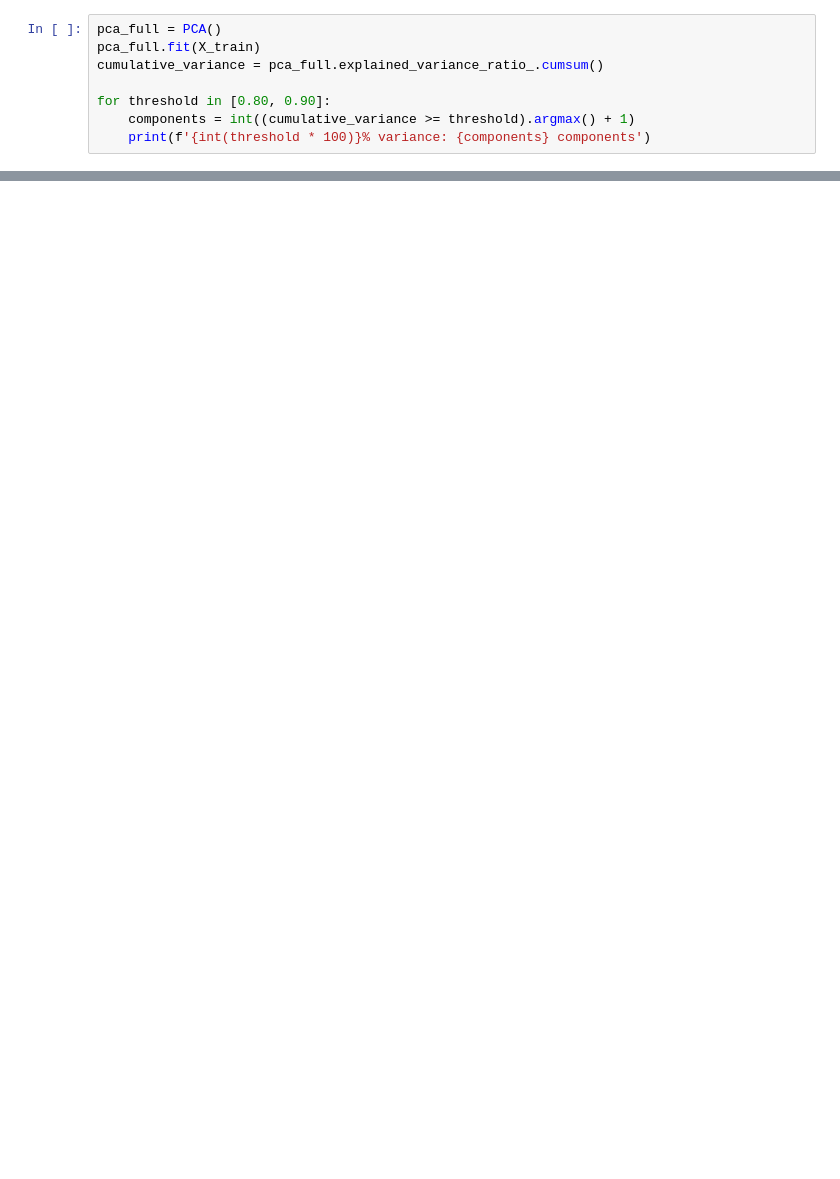
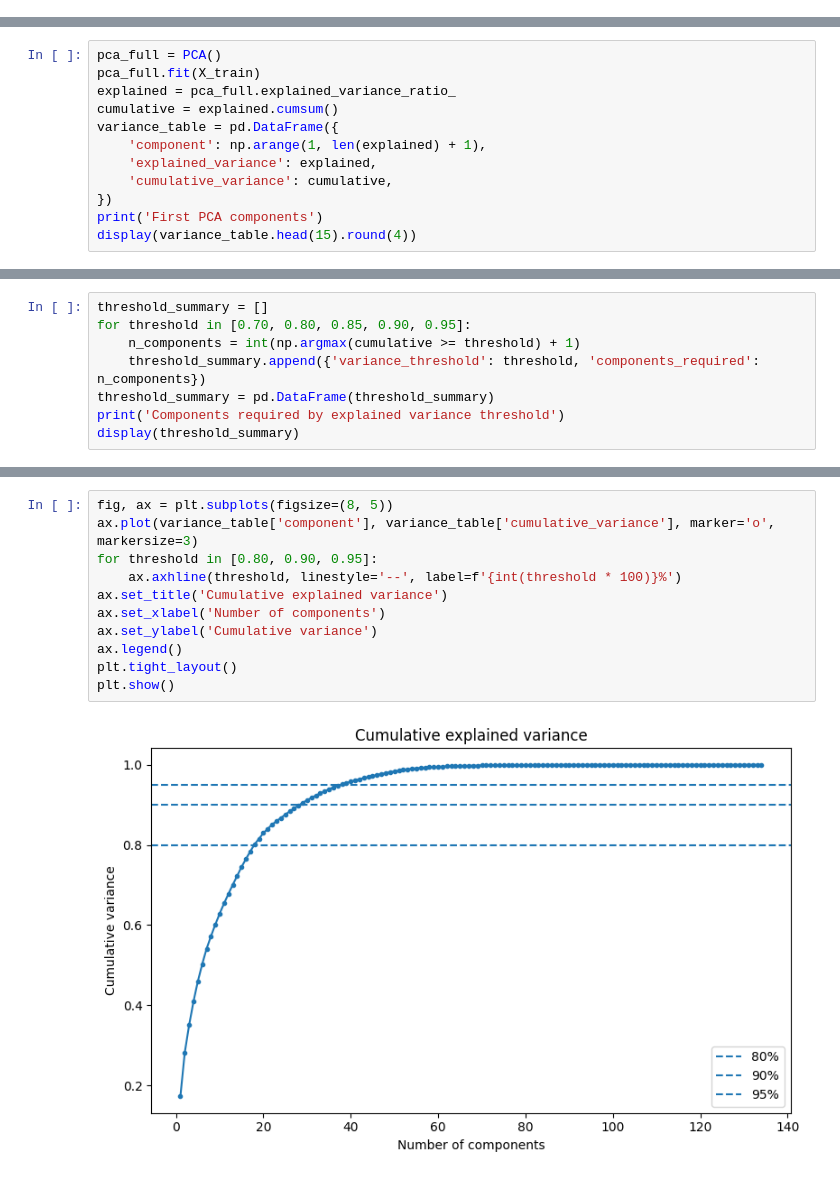
Before and after one commit to ahmedjallouli2003/project_ml_retail, a Jupyter notebook: notebooks/02_pca_analysis.ipynb, the cells around one changed output, grey strips where cells are left out. Cells and saved outputs as stored; diff of their text form; blank space fills up the shorter version.

```diff
--- a/notebooks/02_pca_analysis.ipynb
+++ b/notebooks/02_pca_analysis.ipynb
@@ -24,8 +36,0 @@ X_train.shape, X_test.shape
-# %%
-pca_full = PCA()
-pca_full.fit(X_train)
-cumulative_variance = pca_full.explained_variance_ratio_.cumsum()
-
-for threshold in [0.80, 0.90]:
-    components = int((cumulative_variance >= threshold).argmax() + 1)
-    print(f'{int(threshold * 100)}% variance: {components} components')
@@ -47,0 +37,12 @@ plt.show()
+# %%
+pca_full = PCA()
+pca_full.fit(X_train)
+explained = pca_full.explained_variance_ratio_
+cumulative = explained.cumsum()
+variance_table = pd.DataFrame({
+    'component': np.arange(1, len(explained) + 1),
+    'explained_variance': explained,
+    'cumulative_variance': cumulative,
+})
+print('First PCA components')
+display(variance_table.head(15).round(4))
@@ -47,0 +67,8 @@ plt.show()
+# %%
+threshold_summary = []
+for threshold in [0.70, 0.80, 0.85, 0.90, 0.95]:
+    n_components = int(np.argmax(cumulative >= threshold) + 1)
+    threshold_summary.append({'variance_threshold': threshold, 'components_required': n_components})
+threshold_summary = pd.DataFrame(threshold_summary)
+print('Components required by explained variance threshold')
+display(threshold_summary)
@@ -47,0 +83,13 @@ plt.show()
+# %%
+fig, ax = plt.subplots(figsize=(8, 5))
+ax.plot(variance_table['component'], variance_table['cumulative_variance'], marker='o', markersize=3)
+for threshold in [0.80, 0.90, 0.95]:
+    ax.axhline(threshold, linestyle='--', label=f'{int(threshold * 100)}%')
+ax.set_title('Cumulative explained variance')
+ax.set_xlabel('Number of components')
+ax.set_ylabel('Cumulative variance')
+ax.legend()
+plt.tight_layout()
+plt.show()
+# %% [output]
+[figure, added]
```
Also changed, not shown: parts of 14 cells of this notebook, 5 other files.
